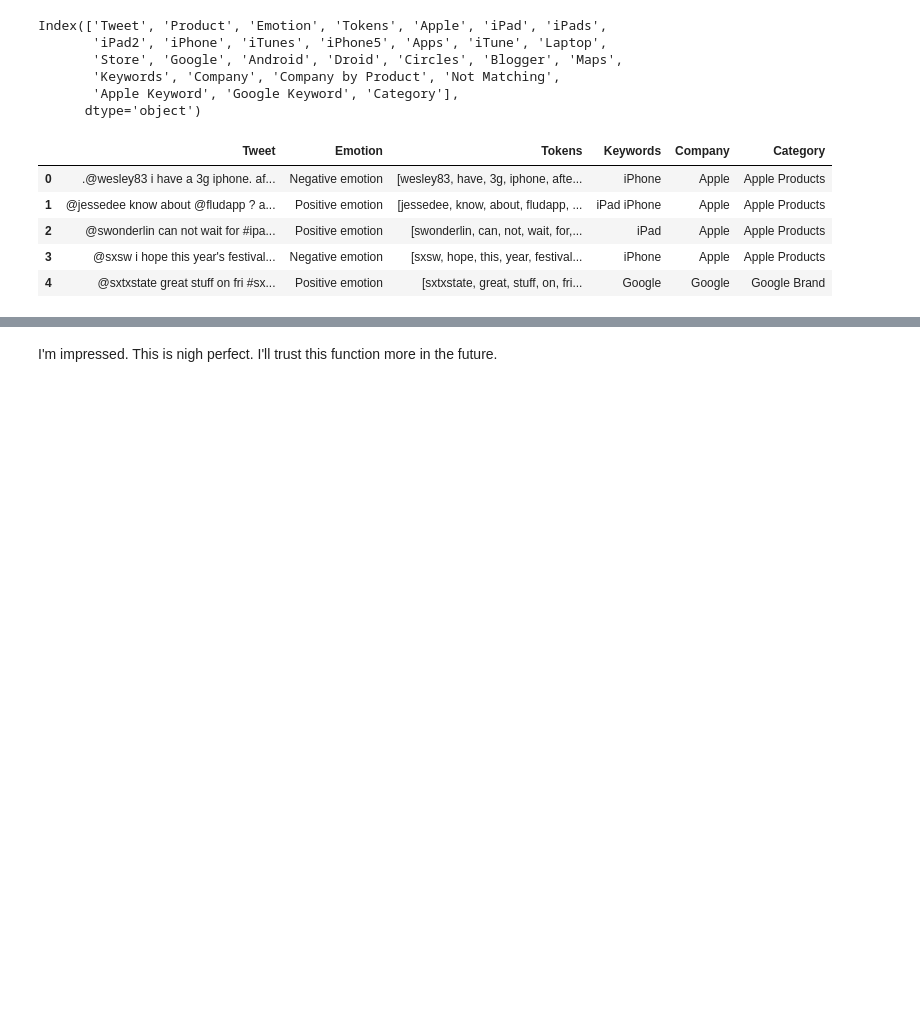
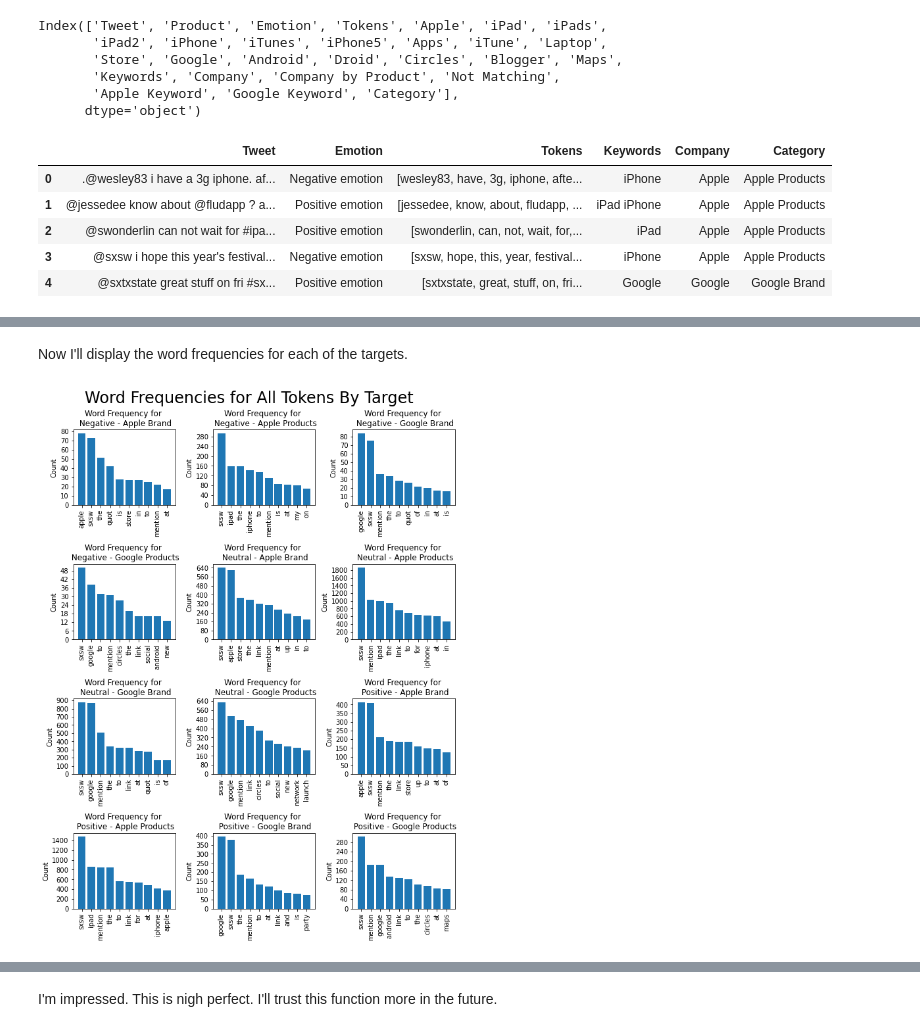
Before and after one commit to FunkyTable/Project-4-Advanced-Machine-Learning, a Jupyter notebook: student.ipynb, the cells around one changed output, grey strips where cells are left out. Cells and saved outputs as stored; diff of their text form; code cells hidden in the pictures; blank space fills up the shorter version.

```diff
--- a/student.ipynb
+++ b/student.ipynb
@@ -186,0 +234,21 @@ def retweet_trim_all(retweets, word_list = ['skip'], delete = True, drop = 1):
+# %%
+def plots(column, axes, title="Word Frequency for"):
+    ax_num = 0
+    for index, category in zip(df_target.index, df_target.values):
+        # Calculate frequency distribution for this subset
+        all_words = df[df["Target"] == index][column].explode()
+        freq_dist = FreqDist(all_words)
+        top_10 = list(zip(*freq_dist.most_common(10)))
+        tokens = top_10[0]
+        counts = top_10[1]
+
+        # Set up plot
+        ax = axes[ax_num]
+        ax.bar(tokens, counts)
+
+        # Customize plot appearance
+        ax.set_title(f"{title} \n {str(category)[2:-2]}")
+        ax.set_ylabel("Count")
+        ax.yaxis.set_major_locator(MaxNLocator(integer=True))
+        ax.tick_params(axis="x", rotation=90)
+        ax_num += 1
@@ -1223,0 +1381,8 @@ Name: Target Text, dtype: int64
+# %% [markdown]
+Now I'll display the word frequencies for each of the targets.
+# %%
+fig, axes = setup_twelve_subplots()
+plots("Tokens", axes)
+fig.suptitle("Word Frequencies for All Tokens By Target", fontsize=24);
+# %% [output]
+[figure, added]
```
Also changed, not shown: parts of 31 cells of this notebook.
